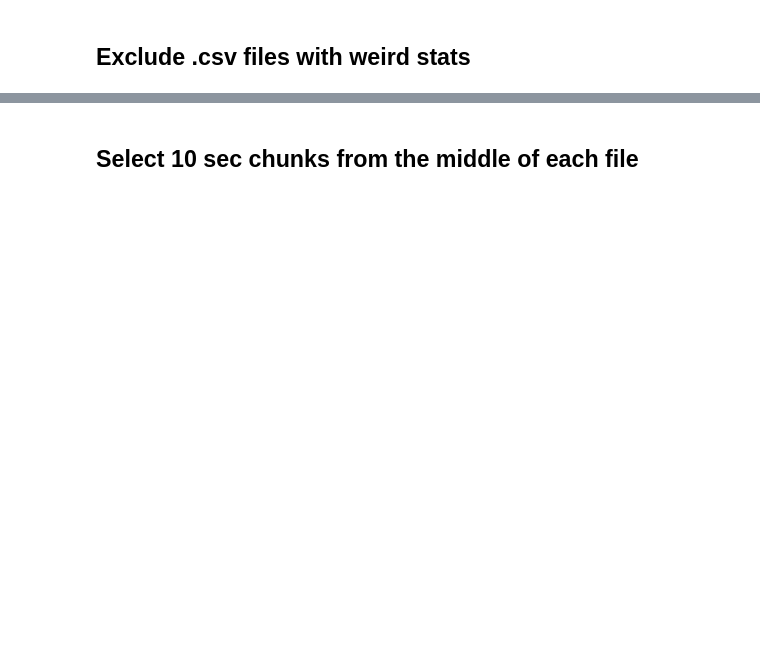
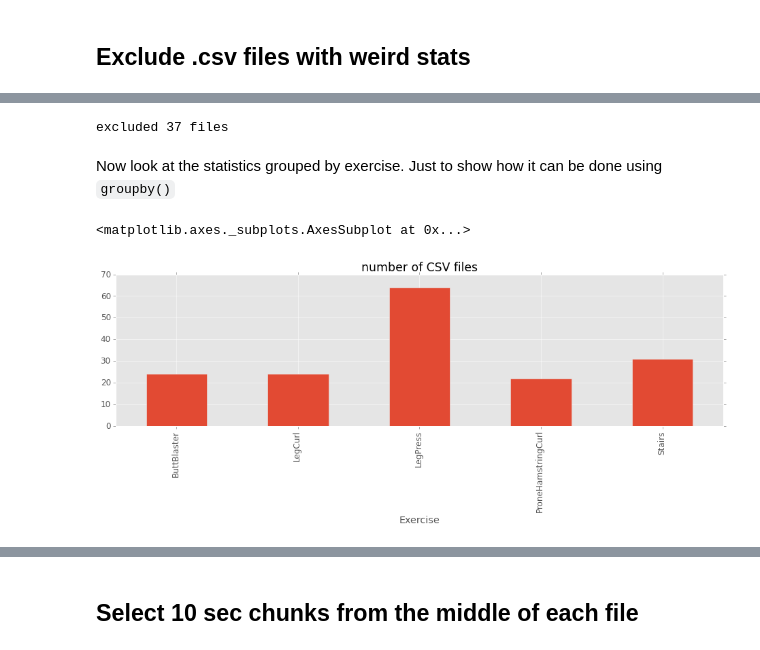
Before and after one commit to Saynah/AthosPy, a Jupyter notebook: data_characterization.ipynb, the cells around one changed output, grey strips where cells are left out. Cells and saved outputs as stored; diff of their text form; code cells hidden in the pictures; blank space fills up the shorter version.

```diff
--- a/data_characterization.ipynb
+++ b/data_characterization.ipynb
@@ -58,0 +65,3 @@ fp.replace
+# %%
+# df47 = df[(df.Person == 47)]
+df47 = df[(df.Person == 47) | (df.Person == 18) | (df.Person == 21) | (df.Person == 22)]
@@ -59,2 +82,15 @@ fp.replace
+# %%
+df47 = df47[(df47.Exercise == 'LegPress') |
+            (df47.Exercise == 'Stairs') |
+            (df47.Exercise == 'ProneHamstringCurl') |
+            (df47.Exercise == 'ButtBlaster') |
+            (df47.Exercise == 'LegCurl') ]
 # %% [markdown]
 ## Exclude .csv files with weird stats
+# %%
+d_summ = []
+for fname in df47.index:
+    fpath = os.path.join(DATA_DIR, fname)
+    d_summ.append( fop.csv_summary(fpath) )
+
+df_summ = pd.DataFrame(d_summ, index=df47.index)
@@ -60,0 +103,19 @@ fp.replace
+# %%
+short = df_summ.Length < 500
+repeats = df_summ.MaxFrac_repeat > 60
+zeros = df_summ.MaxFrac_zero > 30
+noisy = df_summ.Median  > 100
+
+len_old = len(df47)
+df47 = df47[~short & ~repeats & ~zeros & ~noisy]
+print 'excluded %d files' % (len_old - len(df47))
+# %% [output]
+excluded 37 files
+# %% [markdown]
+Now look at the statistics grouped by exercise. Just to show how it can be done using `groupby()`
+# %%
+
+df47.groupby('Exercise').Person.count().plot(kind='bar', title='number of CSV files');
+# %% [output]
+<matplotlib.axes._subplots.AxesSubplot at 0x...>
+[figure, added]
```
Also changed, not shown: parts of 67 cells of this notebook, 4 other files.
